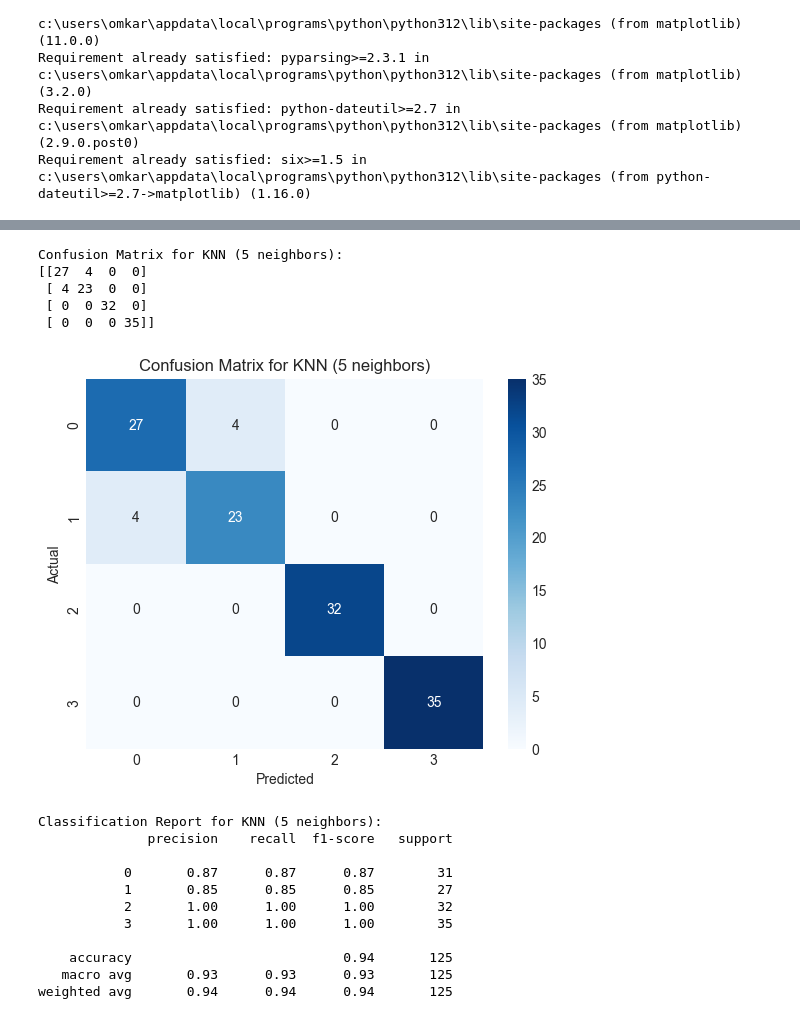
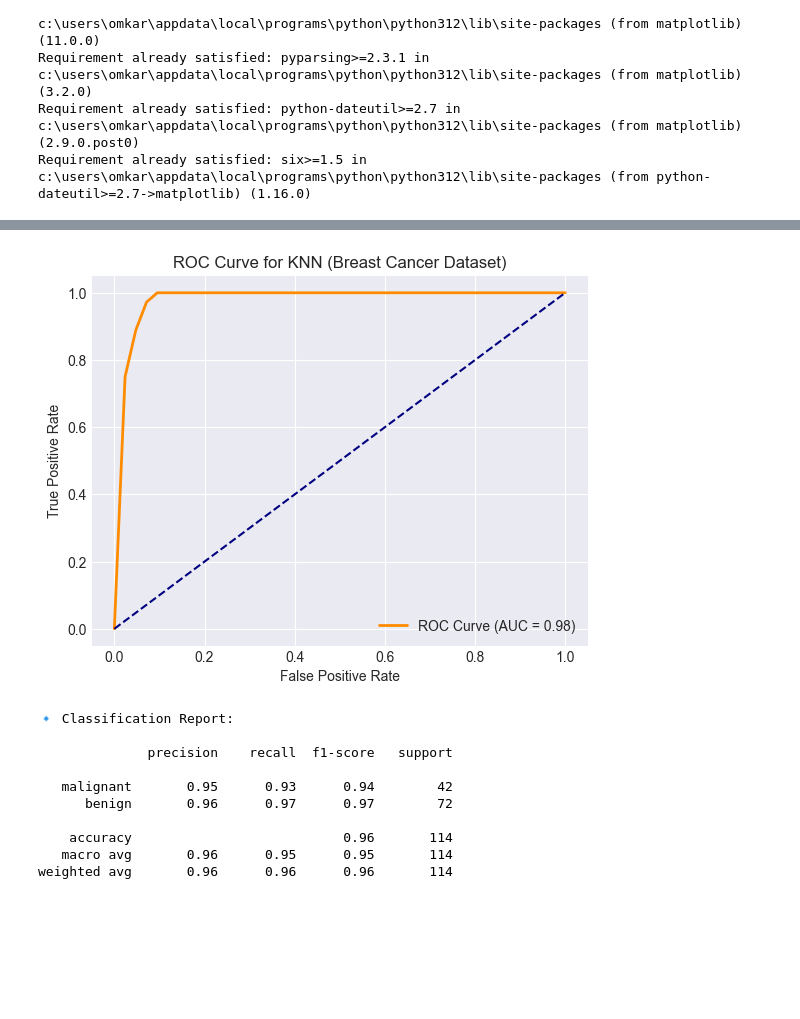
Before and after one commit to omkar2005203/AML_assignment_labs, a Jupyter notebook: Assignment_1/knn.ipynb, the cells around one changed output, grey strips where cells are left out. Saved outputs shown, nothing was run; the diff lists cells and outputs as text; code cells hidden in the pictures; blank space fills up the shorter version.

```diff
--- a/Assignment_1/knn.ipynb
+++ b/Assignment_1/knn.ipynb
@@ -60,4 +52,5 @@ plt.show()
 # %%
-# checking available styles
-import matplotlib.pyplot as plt
-print(plt.style.available)
+#**Feature Scaling**
+scaler = StandardScaler()
+X_train = scaler.fit_transform(X_train)
+X_test = scaler.transform(X_test)
@@ -66,3 +57,13 @@ print(plt.style.available)
 # %%
-# splitting dataset into training and testing datasets (default split: 75% training, 25% for testing)
-x_train,x_test,y_train,y_test = train_test_split(x,y,random_state=0)
+# **Train KNN Model**
+knn5 = KNeighborsClassifier(n_neighbors=5)
+knn5.fit(X_train, y_train)
+
+
+
+# knn1 = KNeighborsClassifier(n_neighbors=1)
+# knn1.fit(X_train, y_train)
+
+
+# knn3 = KNeighborsClassifier(n_neighbors=1)
+# knn3.fit(X_train, y_train)
@@ -100,40 +112,31 @@ Accuracy for KNN 3 : 92.80000000000001
 # %%
-#confusion matrix
-from sklearn.metrics import confusion_matrix
+# **Compute and Plot ROC Curve**
+y_scores = knn.predict_proba(X_test)[:, 1]  # Get probability estimates for the positive class (Benign)
+fpr, tpr, _ = roc_curve(y_test, y_scores)
+roc_auc = auc(fpr, tpr)
 
-
-# Confusion Matrix for KNN with 5 neighbors
-cm_knn5 = confusion_matrix(y_test, y_predict_knn5)
-print("Confusion Matrix for KNN (5 neighbors):")
-print(cm_knn5)
-
-sns.heatmap(cm_knn5, annot=True, fmt='d', cmap='Blues')
-plt.title("Confusion Matrix for KNN (5 neighbors)")
-plt.xlabel("Predicted")
-plt.ylabel("Actual")
+plt.plot(fpr, tpr, color="darkorange", lw=2, label=f"ROC Curve (AUC = {roc_auc:.2f})")
+plt.plot([0, 1], [0, 1], color="navy", linestyle="--")  # Random classifier
+plt.xlabel("False Positive Rate")
+plt.ylabel("True Positive Rate")
+plt.title("ROC Curve for KNN (Breast Cancer Dataset)")
+plt.legend(loc="lower right")
 plt.show()
 # %% [output]
-Confusion Matrix for KNN (5 neighbors):
-[[27  4  0  0]
- [ 4 23  0  0]
- [ 0  0 32  0]
- [ 0  0  0 35]]
-[figure, old version]
+[figure, new version]
 # %%
 # classification report
-from sklearn.metrics import  classification_report
-
-print("Classification Report for KNN (5 neighbors):")
-print(classification_report(y_test, y_predict_knn5))
+# Generate Classification Report
+print("🔹 Classification Report:\n")
+print(classification_report(y_test, y_pred, target_names=breast_cancer.target_names))
 # %% [output]
-Classification Report for KNN (5 neighbors):
+🔹 Classification Report:
+
               precision    recall  f1-score   support
 
-           0       0.87      0.87      0.87        31
-           1       0.85      0.85      0.85        27
-           2       1.00      1.00      1.00        32
-           3       1.00      1.00      1.00        35
+   malignant       0.95      0.93      0.94        42
+      benign       0.96      0.97      0.97        72
 
-    accuracy                           0.94       125
-   macro avg       0.93      0.93      0.93       125
-weighted avg       0.94      0.94      0.94       125
+    accuracy                           0.96       114
+   macro avg       0.96      0.95      0.95       114
+weighted avg       0.96      0.96      0.96       114
```
Also changed, not shown: parts of 10 cells of this notebook, 1 other file.
